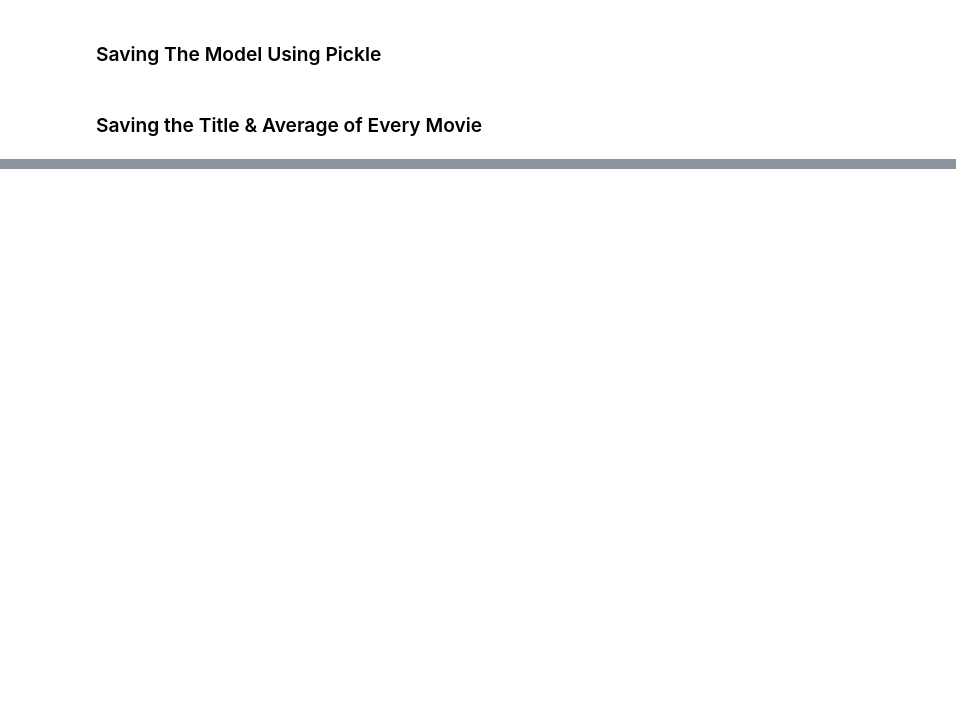
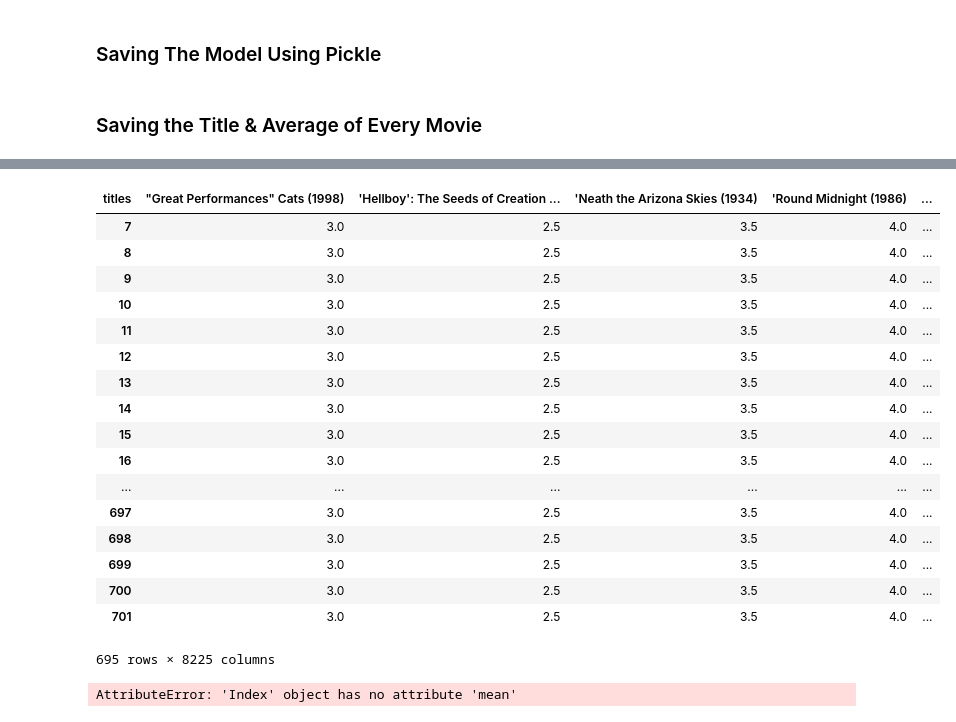
Before and after one commit to chasekregor/INFOCapstone, a Jupyter notebook: create_model.ipynb, the cells around one changed output, grey strips where cells are left out. Saved outputs shown, nothing was run; the diff lists cells and outputs as text; code cells hidden in the pictures; blank space fills up the shorter version.

```diff
--- a/create_model.ipynb
+++ b/create_model.ipynb
@@ -220,0 +292,3 @@ with open('flask-app/movies', 'wb') as fid:
+# %%
+modelb = modelb.reset_index(drop=True)
+modelb.head(5)
@@ -220,0 +303,26 @@ with open('flask-app/movies', 'wb') as fid:
+# %%
+modelb = modelb.iloc[3:]
+modelb
+# %% [output]
+| titles | "Great Performances" Cats (1998) | 'Hellboy': The Seeds of Creation ... | 'Neath the Arizona Skies (1934) | 'Round Midnight (1986) | ... |
+| 7 | 3.0 | 2.5 | 3.5 | 4.0 | ... |
+| 8 | 3.0 | 2.5 | 3.5 | 4.0 | ... |
+| 9 | 3.0 | 2.5 | 3.5 | 4.0 | ... |
+| 10 | 3.0 | 2.5 | 3.5 | 4.0 | ... |
+| 11 | 3.0 | 2.5 | 3.5 | 4.0 | ... |
+| 12 | 3.0 | 2.5 | 3.5 | 4.0 | ... |
+| 13 | 3.0 | 2.5 | 3.5 | 4.0 | ... |
+| 14 | 3.0 | 2.5 | 3.5 | 4.0 | ... |
+| 15 | 3.0 | 2.5 | 3.5 | 4.0 | ... |
+| 16 | 3.0 | 2.5 | 3.5 | 4.0 | ... |
+| ... | ... | ... | ... | ... | ... |
+| 697 | 3.0 | 2.5 | 3.5 | 4.0 | ... |
+| 698 | 3.0 | 2.5 | 3.5 | 4.0 | ... |
+| 699 | 3.0 | 2.5 | 3.5 | 4.0 | ... |
+| 700 | 3.0 | 2.5 | 3.5 | 4.0 | ... |
+| 701 | 3.0 | 2.5 | 3.5 | 4.0 | ... |
+695 rows × 8225 columns
+# %%
+blah_dict = dict(zip(modelb.columns,modelb.columns.mean()))
+# %% [output]
+AttributeError: 'Index' object has no attribute 'mean'
```
Also changed, not shown: parts of 25 cells of this notebook.
